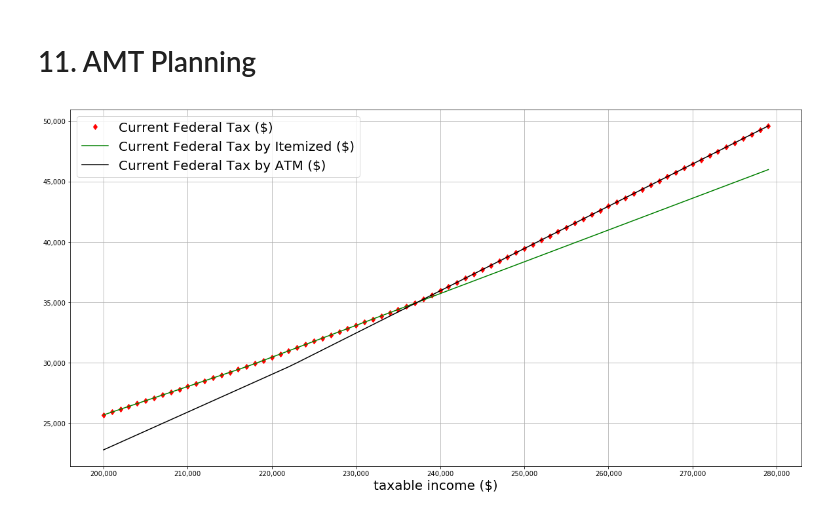
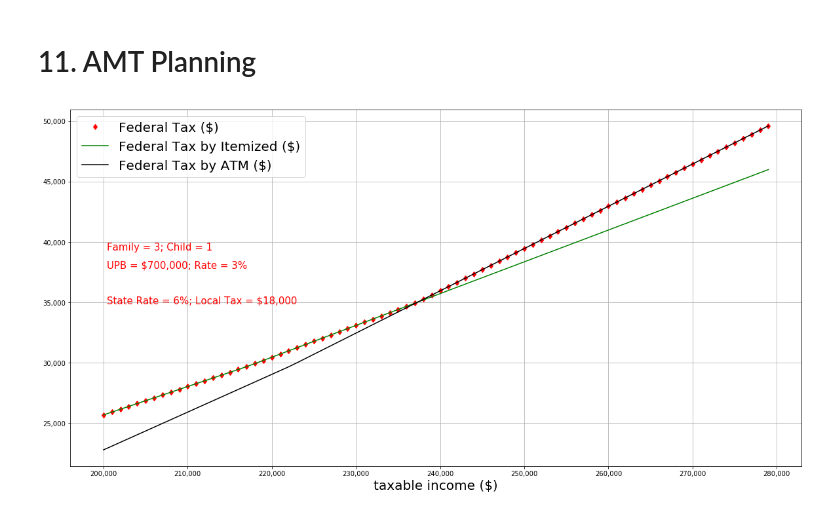
Before and after one commit to cgao/tax_reform, a Jupyter notebook: tax_reform.ipynb, the cells around one changed output. Drawn from its saved outputs; the diff is of its cells as text; code cells hidden in the pictures.

```diff
--- a/tax_reform.ipynb
+++ b/tax_reform.ipynb
@@ -666,35 +666,47 @@ plt.show()
 # %%
 member = 3
 child = 1
 UPB = 700000
 rate = 0.03
 efficient_state_rate = 0.06
 local_tax = 18000
 joint = True
 
 taxable_incomes = [1000*x for x in range(200, 280)]
 taxes = [tax_comparison(taxable_income, member, child, UPB, rate, efficient_state_rate, local_tax, joint = joint, display = False)  for taxable_income in taxable_incomes]
 #  return [tax_old, tax_new, old_tax_standard, new_tax_standard, old_tax_itemized, new_tax_itemized, old_tax_AMT]
 
 old_tax = [x[0] for x in taxes]
 old_tax_standard = [x[2] for x in taxes]
 old_tax_itemized = [x[4] for x in taxes]
 old_tax_AMT = [x[6] for x in taxes]
 
 
 plt.figure(figsize=(20,10))
-plt.plot(taxable_incomes, old_tax, 'rd', label = 'Current Federal Tax ($)')
-#plt.plot(taxable_incomes, old_tax_standard, 'b', label = 'Current Federal Tax by Standard ($)')
-plt.plot(taxable_incomes, old_tax_itemized, 'g', label = 'Current Federal Tax by Itemized ($)')
-plt.plot(taxable_incomes, old_tax_AMT, 'k', label = 'Current Federal Tax by ATM ($)')
+plt.plot(taxable_incomes, old_tax, 'rd', label = 'Federal Tax ($)')
+#plt.plot(taxable_incomes, old_tax_standard, 'b', label = 'Federal Tax by Standard ($)')
+plt.plot(taxable_incomes, old_tax_itemized, 'g', label = 'Federal Tax by Itemized ($)')
+plt.plot(taxable_incomes, old_tax_AMT, 'k', label = 'Federal Tax by ATM ($)')
 plt.xlabel('taxable income ($)', fontsize = 20)
 #plt.xticks(np.arange(0, 1.0*1e6, 50000))
 #plt.yticks(np.arange(0, 4e5, 10000))
 ax = plt.gca()
 ax.get_xaxis().set_major_formatter(matplotlib.ticker.FuncFormatter(lambda x, p: format(int(x), ',')))
 ax.get_yaxis().set_major_formatter(matplotlib.ticker.FuncFormatter(lambda x, p: format(int(x), ',')))
+ax.text(0.05, 0.60, 'Family = %d; Child = %d'%(member, child),
+        verticalalignment='bottom', horizontalalignment='left',
+        transform=ax.transAxes,
+        color='red', fontsize=15)
+ax.text(0.05, 0.55, 'UPB = ${:,}'.format(UPB) + '; Rate = %d%%'%(rate*100),
+        verticalalignment='bottom', horizontalalignment='left',
+        transform=ax.transAxes,
+        color='red', fontsize=15)
+ax.text(0.05, 0.50, 'State Rate = %d%%'%(efficient_state_rate*100) + '; Local Tax = ${:,}'.format(local_tax),
+        verticalalignment='bottom', horizontalalignment='left',
+        transform=ax.transAxes,
+        color='red', fontsize=15)
 plt.legend(fontsize = 20)
 plt.grid()
 plt.show()
 # %% [output]
-[figure, old version]
+[figure, new version]
```
Also changed, not shown: parts of 1 cell of this notebook.
